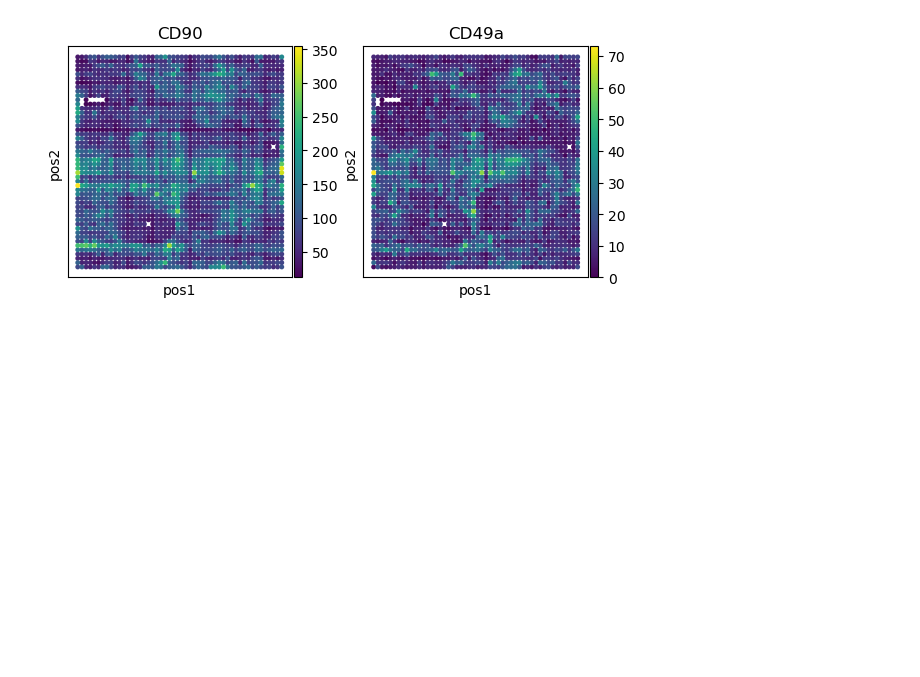
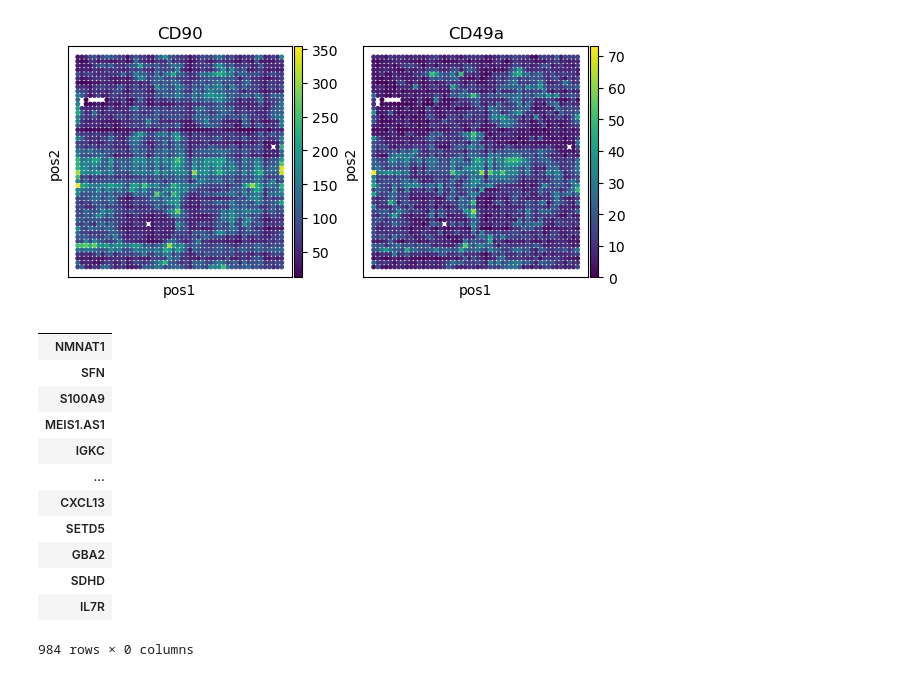
Before and after one commit to cvasq24/spatial_totalvi, a Jupyter notebook: data/tonsil/prep_mudata.ipynb, the cells around one changed output. Drawn from its saved outputs; the diff is of its cells as text; code cells hidden in the pictures; blank space fills up the shorter version.

```diff
--- a/data/tonsil/prep_mudata.ipynb
+++ b/data/tonsil/prep_mudata.ipynb
@@ -173,3 +173,19 @@ ax[1].set_title("CD49a")
 plt.savefig("./figures/EC_markers_spatial_svg.png", dpi=400, bbox_inches="tight")
 # %% [output]
 [figure]
+# %%
+mdata["RNA"].var
+# %% [output]
+|  |
+| NMNAT1 |
+| SFN |
+| S100A9 |
+| MEIS1.AS1 |
+| IGKC |
+| ... |
+| CXCL13 |
+| SETD5 |
+| GBA2 |
+| SDHD |
+| IL7R |
+984 rows × 0 columns
```
Also changed, not shown: 4 other files.
